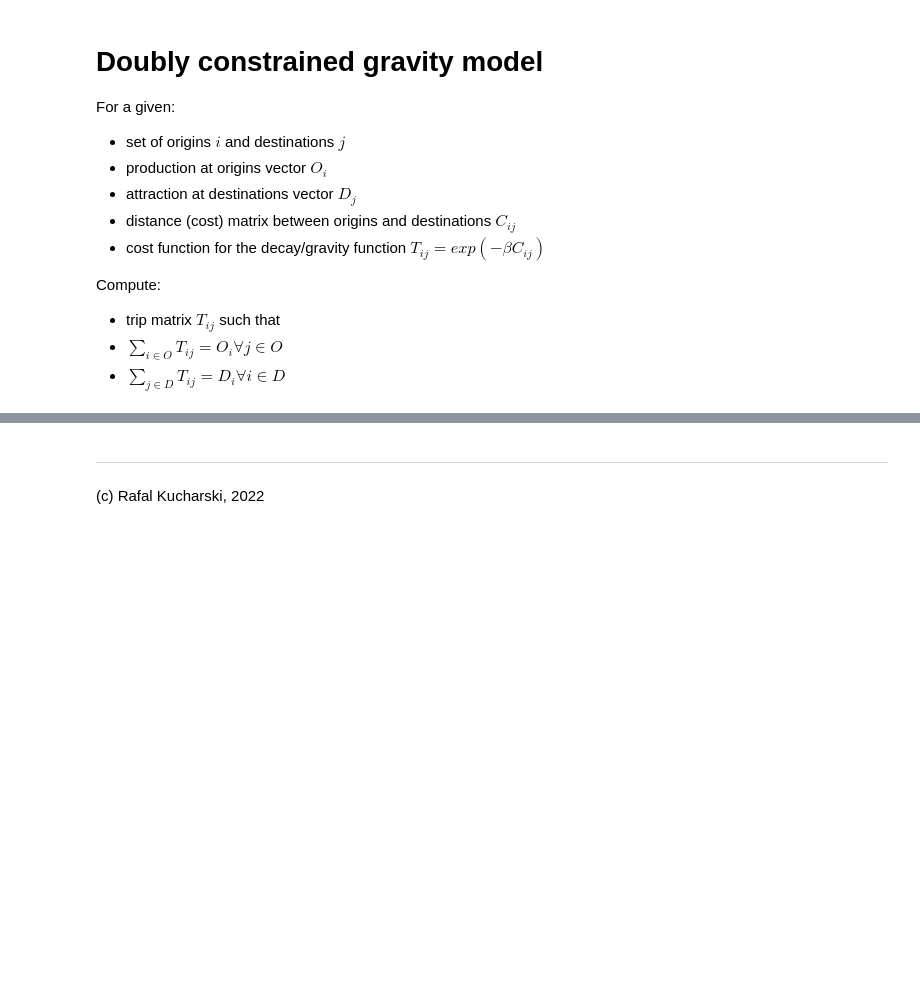
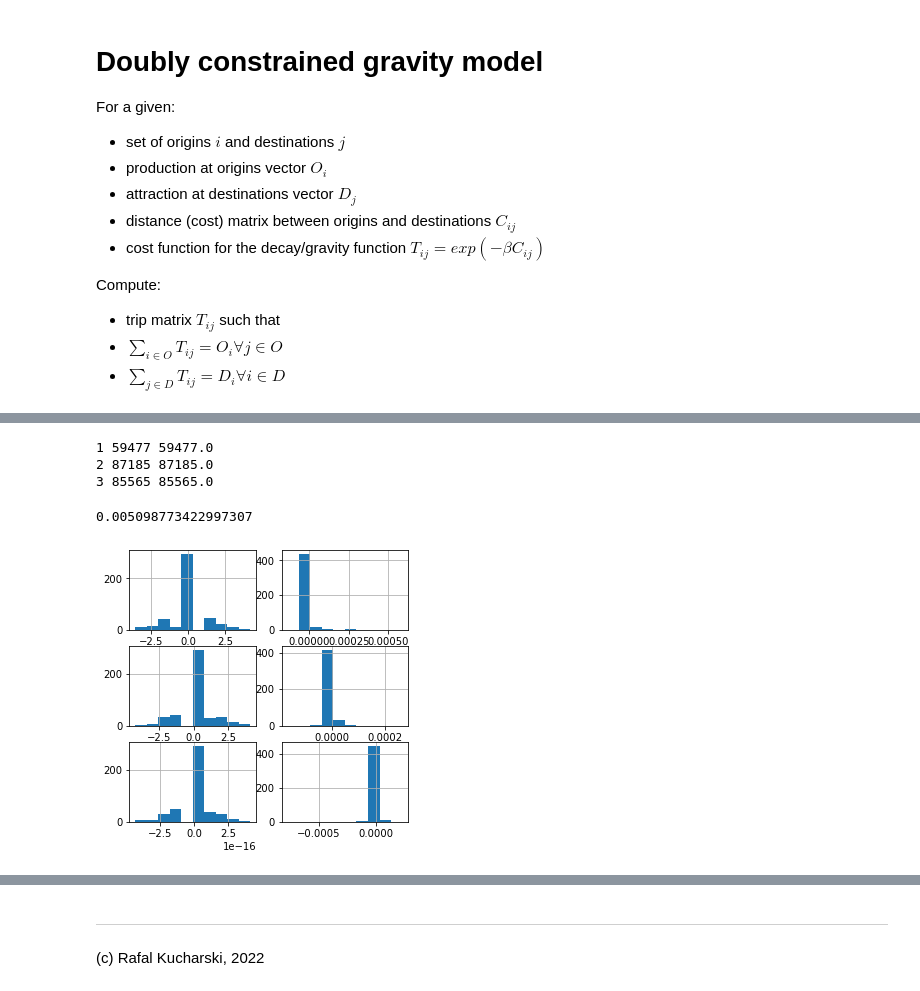
Before and after one commit to RafalKucharskiPK/MoblinoscPolonez, a Jupyter notebook: wichita_01.ipynb, the cells around one changed output, grey strips where cells are left out. Saved outputs shown, nothing was run; the diff lists cells and outputs as text; code cells hidden in the pictures; blank space fills up the shorter version.

```diff
--- a/wichita_01.ipynb
+++ b/wichita_01.ipynb
@@ -26,10 +29,3 @@ let's import some network - nodes are zones of the network
 # %%
-inData = DotMap()
-for file in os.listdir('./wichita'):
-    if file.startswith('wichita'):
-        df = pd.read_csv('wichita/{}'.format(file), header = None)
-
-        df = pd.DataFrame(df.values.reshape(464,int(df.shape[0]/464)))
-        print(file[8:-4],df.shape)
-        inData[file[8:-4]] = df
+X = pipe()
 # %% [output]
@@ -42,0 +40,21 @@ djk (464, 3)
+# %%
+inData = read_wichita()
+fig, ax = plt.subplots(3,2, figsize=(5,5))
+ax = ax.flatten()
+j=-1
+for k in [1,2,3]:
+    j+=1
+    Xij_k = inData['full_xij_k{}'.format(k)]
+    S = Xij_k.sum(axis=1)
+    D = Xij_k.sum(axis=0)
+    ((X[k].sum(1) - S) / S).hist(ax=ax[j])
+    print(k, S.sum(),X[k].sum().sum())
+    j+=1
+    ((X[k].sum(0) - D) / S).hist(ax=ax[j])
+((sum([X[k] for k in [1,2,3]])-inData.full_xij)**2).sum().sum()
+# %% [output]
+1 59477 59477.0
+2 87185 87185.0
+3 85565 85565.0
+0.005098773422997307
+[figure, added]
```
Also changed, not shown: parts of 18 cells of this notebook, 4 other files.
